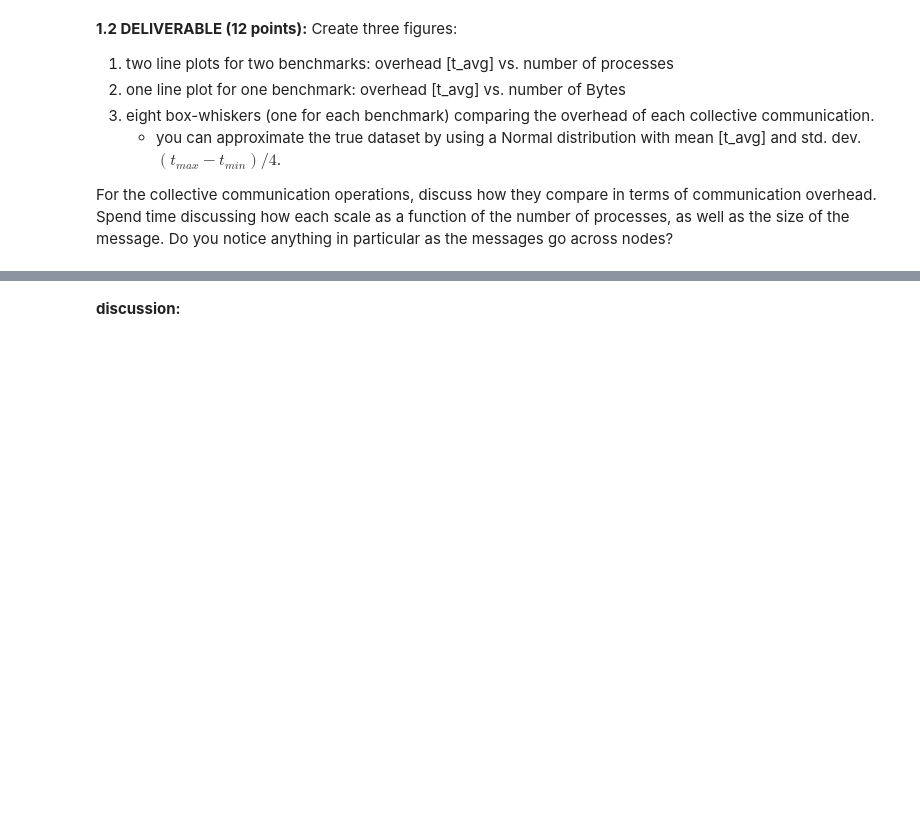
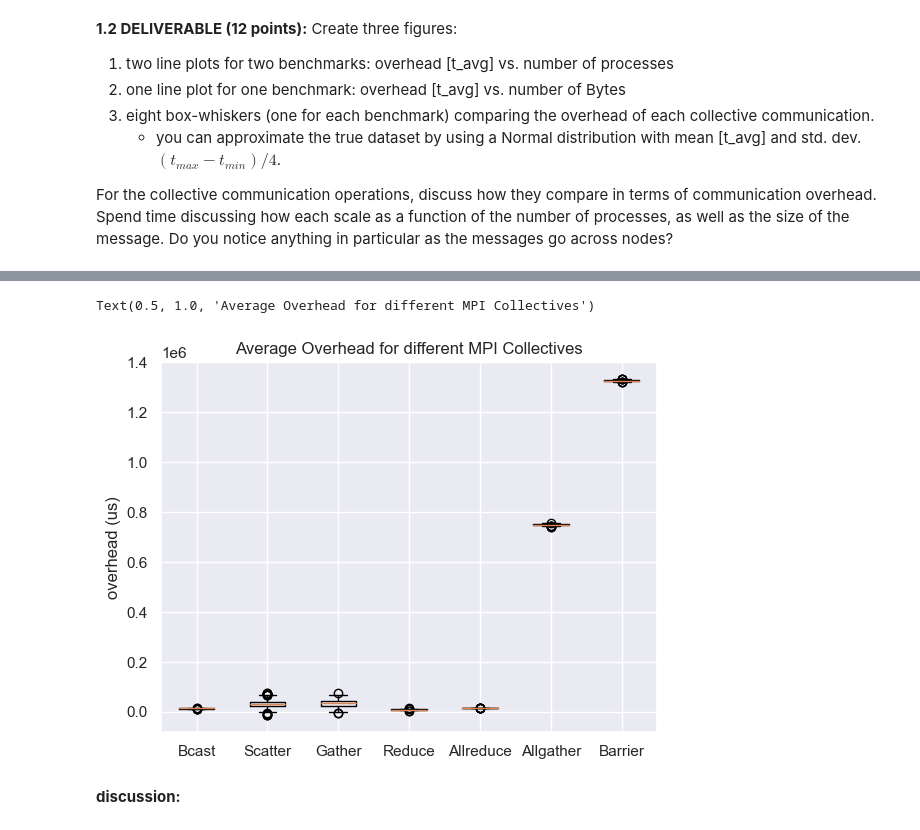
Before and after one commit to awwle6107/eecs569_assignment, a Jupyter notebook: hw3/hw03-submission-groupname.ipynb, the cells around one changed output, grey strips where cells are left out. Saved outputs shown, nothing was run; the diff lists cells and outputs as text; code cells hidden in the pictures; blank space fills up the shorter version.

```diff
--- a/hw3/hw03-submission-groupname.ipynb
+++ b/hw3/hw03-submission-groupname.ipynb
@@ -74,5 +129,69 @@ For the collective communication operations, discuss how they compare in terms o
 # %%
 # plot the box-whiskers plot here
+
+import matplotlib.pyplot as plt
+import seaborn as sns
+import numpy as np
+import pandas as pd
+
+sns.set()
+
+#get random number generator from numpy
+rng = np.random.default_rng()
+
+#create a dataframes
+dataFrame_allcollective = pd.read_csv("all_128.csv")
+
+#defining min, maxes, and averages
+bcast_min = dataFrame_allcollective["t_min[usec]"][0]
+scatter_min = dataFrame_allcollective["t_min[usec]"][1]
+gather_min = dataFrame_allcollective["t_min[usec]"][2]
+reduce_min = dataFrame_allcollective["t_min[usec]"][3]
+allreduce_min = dataFrame_allcollective["t_min[usec]"][4]
+allgather_min = dataFrame_allcollective["t_min[usec]"][5]
+barrier_min = dataFrame_allcollective["t_min[usec]"][6]
+
+bcast_max = dataFrame_allcollective["t_max[usec]"][0]
+scatter_max = dataFrame_allcollective["t_max[usec]"][1]
+gather_max = dataFrame_allcollective["t_max[usec]"][2]
+reduce_max = dataFrame_allcollective["t_max[usec]"][3]
+allreduce_max = dataFrame_allcollective["t_max[usec]"][4]
+allgather_max = dataFrame_allcollective["t_max[usec]"][5]
+barrier_max = dataFrame_allcollective["t_max[usec]"][6]
+
+bcast_avg = dataFrame_allcollective["t_avg[usec]"][0]
+scatter_avg = dataFrame_allcollective["t_avg[usec]"][1]
+gather_avg = dataFrame_allcollective["t_avg[usec]"][2]
+reduce_avg = dataFrame_allcollective["t_avg[usec]"][3]
+allreduce_avg = dataFrame_allcollective["t_avg[usec]"][4]
+allgather_avg = dataFrame_allcollective["t_avg[usec]"][5]
+barrier_avg = dataFrame_allcollective["t_avg[usec]"][6]
+
+bcast_stdev = (bcast_max - bcast_min)/4
+scatter_stdev = (scatter_max-scatter_min)/4
+gather_stdev = (gather_max-gather_min)/4
+reduce_stdev = (reduce_max-reduce_min)/4
+allreduce_stdev = (allreduce_max-allreduce_min)/4
+allgather_stdev = (allgather_max-allgather_min)/4
+barrier_stdev = (barrier_max-barrier_min)/4
+
+y_bcast = rng.normal(bcast_avg,bcast_stdev, size = 1000)
+y_scatter = rng.normal(scatter_avg,scatter_stdev,size=1000)
+y_gather = rng.normal(gather_avg,gather_stdev,size=1000)
+y_reduce = rng.normal(reduce_avg,reduce_stdev,size=1000)
+y_allreduce = rng.normal(allreduce_avg,allreduce_stdev,size=1000)
+y_allgather = rng.normal(allgather_avg,allgather_stdev,size=1000)
+y_barrier = rng.normal(barrier_avg,barrier_stdev,size=1000)
+
+
+names = ['Bcast','Scatter','Gather','Reduce','Allreduce','Allgather','Barrier']
+
+plt.boxplot([y_bcast,y_scatter,y_gather,y_reduce,y_allreduce,y_allgather,y_barrier],labels=names)
+plt.ylabel('overhead (us)')
+plt.title("Average Overhead for different MPI Collectives")
+# %% [output]
+Text(0.5, 1.0, 'Average Overhead for different MPI Collectives')
+[figure, added]
 # %% [markdown]
 **discussion:**
 # %% [markdown]
```
Also changed, not shown: parts of 15 cells of this notebook, 15 other files.
